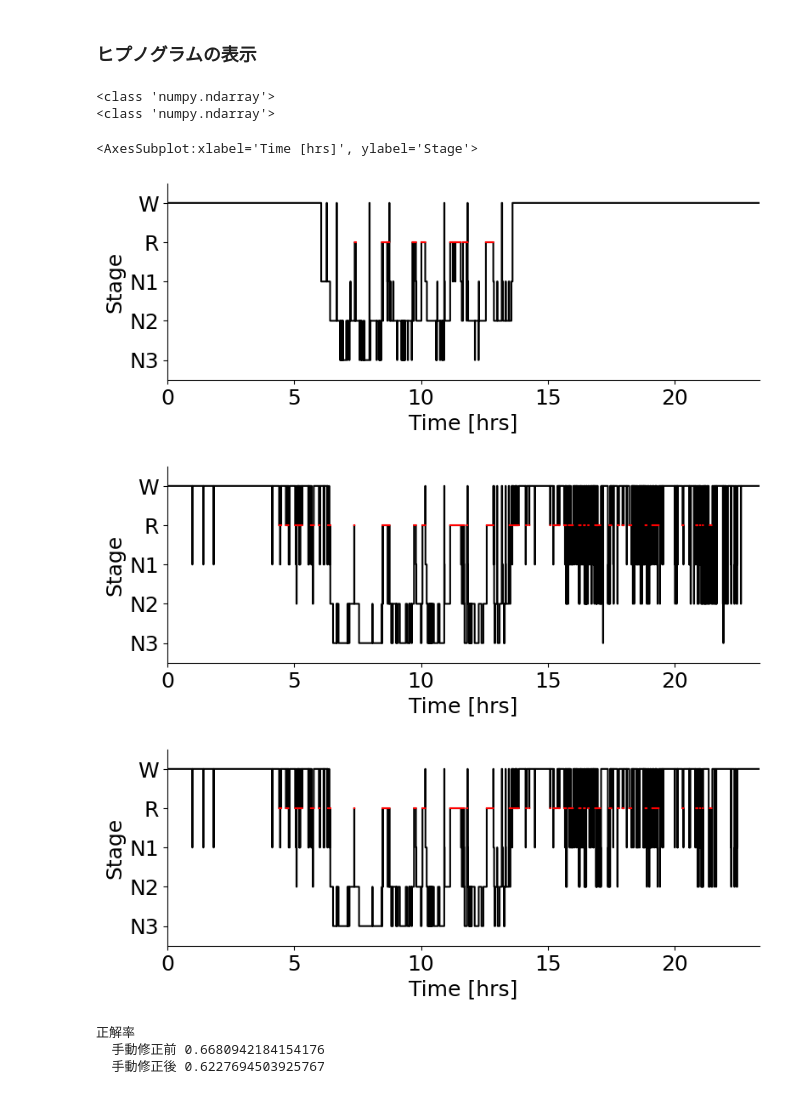
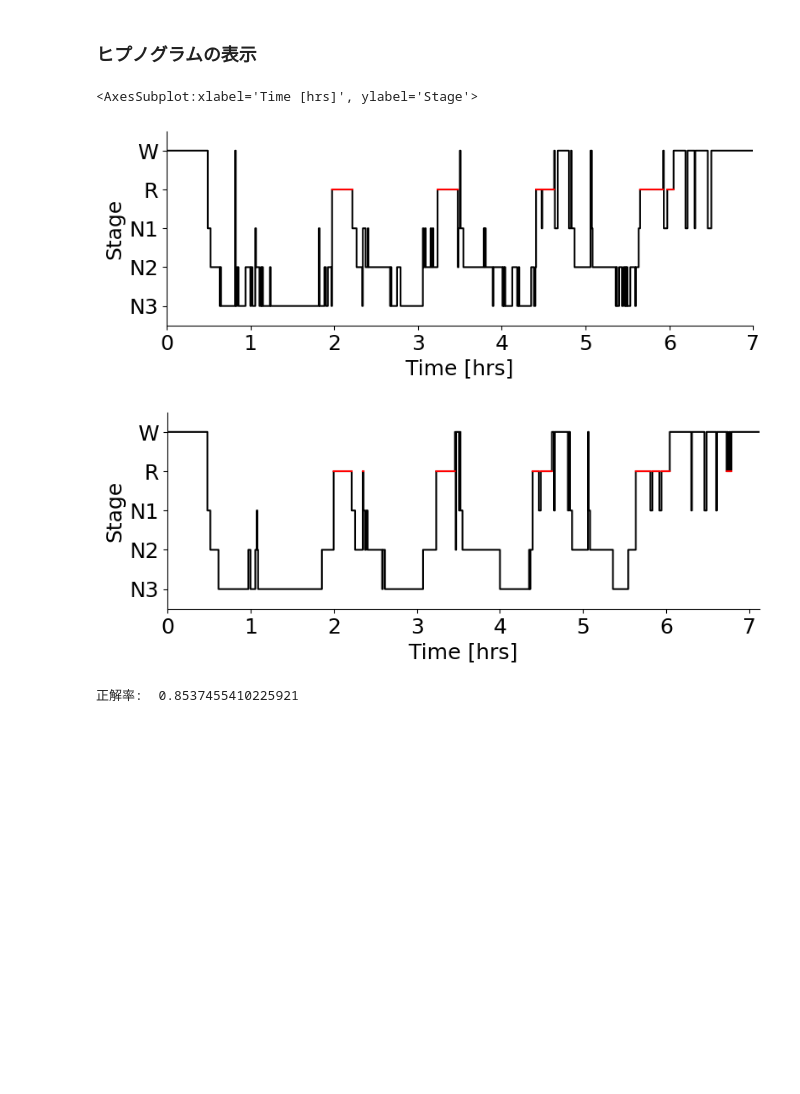
Before and after one commit to iatosh/Internship-SleepStage, a Jupyter notebook: hypno_yasa_fix.ipynb, the cells around one changed output. Saved outputs shown, nothing was run; the diff lists cells and outputs as text; code cells hidden in the pictures; blank space fills up the shorter version.

```diff
--- a/hypno_yasa_fix.ipynb
+++ b/hypno_yasa_fix.ipynb
@@ -10,38 +24,33 @@ from sklearn.metrics import accuracy_score
 # %% [markdown]
 ### データの用意
 # %%
-[alice_files] = fetch_data(subjects=[2], recording=[1])
-print(alice_files)
+[alice_files] = fetch_data(subjects=[0], recording=[1])
 
 edf = mne.io.read_raw_edf(alice_files[0], stim_channel='Event marker',
                                 misc=['Temp rectal'])
-print(edf.info)
+
 annot = mne.read_annotations(alice_files[1])
 
+annot.crop(annot[1]['onset'] - 30 * 60,
+                annot[-2]['onset'] + 30 * 60)
+
 edf.set_annotations(annot, emit_warning=False)
-
-annotation_desc_2_event_id = {'Sleep stage W': 1,
-                              'Sleep stage 1': 2,
-                              'Sleep stage 2': 3,
-                              'Sleep stage 3': 4,
-                              'Sleep stage 4': 4,
-                              'Sleep stage R': 5}
 
 events, _ = mne.events_from_annotations(
     edf, event_id=annotation_desc_2_event_id, chunk_duration=30.)
 
 tmax = 30. - 1. / edf.info['sfreq']
 
-# create a new event_id that unifies stages 3 and 4
-event_id = {'Sleep stage W': 1,
-            'Sleep stage 1': 2,
-            'Sleep stage 2': 3,
-            'Sleep stage 3/4': 4,
-            'Sleep stage R': 5}
-
-epochs_test = mne.Epochs(raw=edf, events=events, event_id=event_id,
+epochs = mne.Epochs(raw=edf, events=events, event_id=event_id,
                          tmin=0., tmax=tmax, baseline=None)
 
-hypno = epochs_test.events[:, 2] - 1
+# 1次元配列の抽出
+hypno = epochs.events[:, 2] - 1
+
+csv = pd.DataFrame(hypno)
+csv.to_csv("./1.csv")
+
+
+edf.crop(tmin=float(annot[1]['onset'] - 30 * 60), tmax=float(annot[-2]['onset'] + 40 * 60))
 # %% [output]
 Using default location ~/mne_data for PHYSIONET_SLEEP...
@@ -143,34 +161,27 @@ csv_fixed.to_csv("./csv_fixed_2.csv")
 ### ヒプノグラムの表示
 # %%
 # hypno_pred = np.loadtxt("csv_fixed_hand.csv", delimiter=",")[:, 1]
-print(type(hypno_pred))
-print(type(hypno))
 
 yasa.plot_hypnogram(hypno)
 yasa.plot_hypnogram(hypno_pred)
 #yasa.plot_hypnogram(fix_case1)
-yasa.plot_hypnogram(fixed)
+#yasa.plot_hypnogram(fixed)
 #yasa.plot_hypnogram(fix_case3)
 # %% [output]
-<class 'numpy.ndarray'>
-<class 'numpy.ndarray'>
+<AxesSubplot:xlabel='Time [hrs]', ylabel='Stage'>
-<AxesSubplot:xlabel='Time [hrs]', ylabel='Stage'>
-[figure, old version]
+[figure, new version]
-[figure, old version]
+[figure, new version]
-[figure, removed]
 # %%
-acc_bef = accuracy_score(hypno, hypno_pred) # 修正前の正解率
+length = -(len(hypno_pred) - len(hypno))
+acc_bef = accuracy_score(hypno, hypno_pred[:length]) # 修正前の正解率
 #acc_case1 = accuracy_score(hypno, fix_case1)
-acc_aft = accuracy_score(hypno, fixed) # 修正後の正解率
+#acc_aft = accuracy_score(hypno, fixed[:length]) # 修正後の正解率
 #acc_case3 = accuracy_score(hypno, fix_case3)
 
-print('正解率')
-print('  手動修正前', acc_aft)
-print('  手動修正後', acc_bef)
+print('正解率: ', acc_bef)
+#print('  手動修正後', acc_aft)
 #print('  修正後(方法1)', acc_case1)
 
 #print('  修正後(方法3)', acc_case3)
 # %% [output]
-正解率
-  手動修正前 0.6680942184154176
-  手動修正後 0.6227694503925767
+正解率:  0.8537455410225921
```
Also changed, not shown: parts of 6 cells of this notebook, 13 other files.
